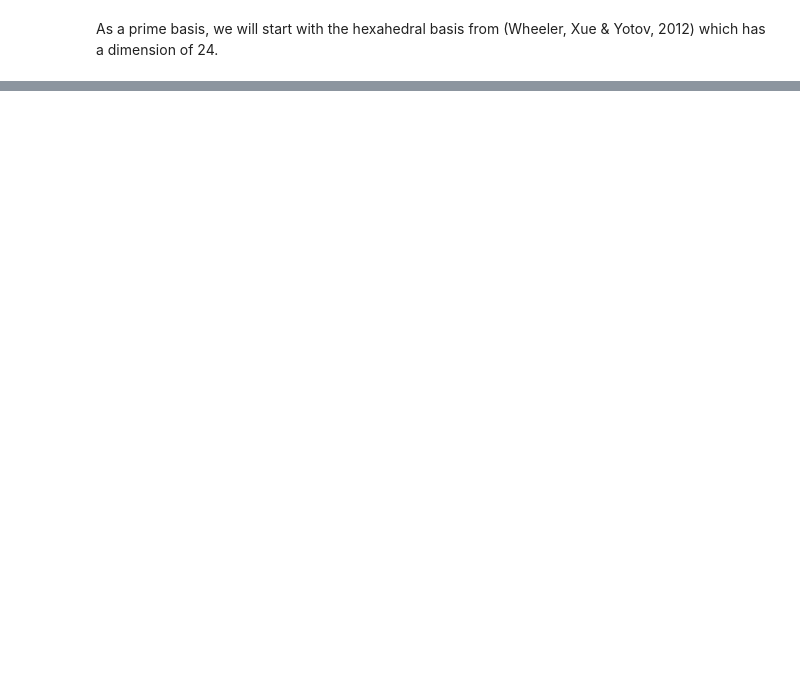
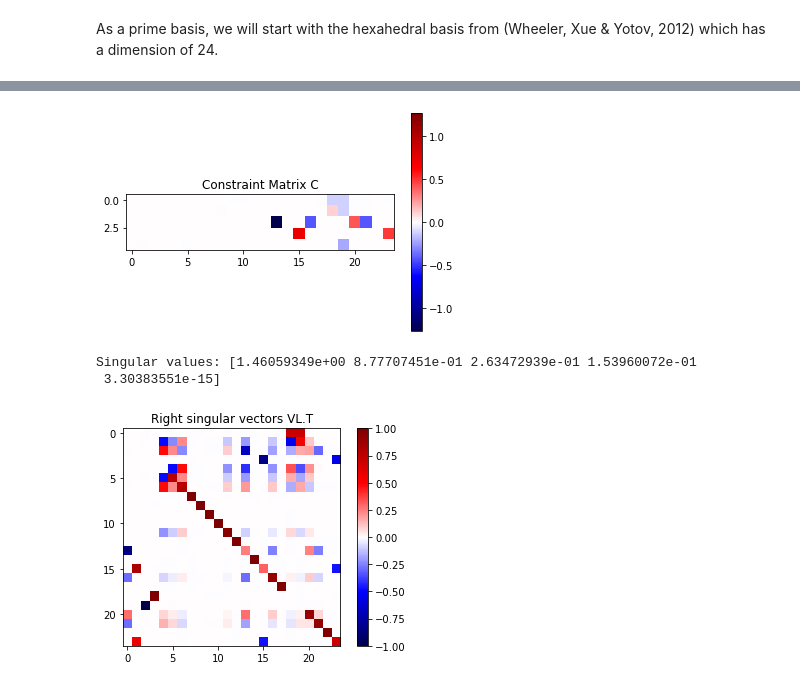
Before and after one commit to TDycores-Project/toy-problems, a Jupyter notebook: HdivSetup/ConstrainedWheelerXueYotov.ipynb, the cells around one changed output, grey strips where cells are left out. Drawn from its saved outputs; the diff is of its cells as text; code cells hidden in the pictures; blank space fills up the shorter version.

```diff
--- a/HdivSetup/ConstrainedWheelerXueYotov.ipynb
+++ b/HdivSetup/ConstrainedWheelerXueYotov.ipynb
@@ -199,0 +113,25 @@ plt.show()
+# %%
+orth = [poly[3][0]]
+for i in range(len(orth)):
+    C[i+4,:] = ((P.T @ [s,s,0]) * orth[i] * w2d).sum(axis=1)
+
+c = C[:5]
+mag = np.abs(c).max()
+cb = plt.imshow(c,vmin=-mag,vmax=+mag,cmap="seismic")
+plt.colorbar(cb)
+plt.title("Constraint Matrix C")
+plt.show()
+
+UL,SL,VL = np.linalg.svd(c)
+print("Singular values:",SL)
+
+mag = np.abs(VL).max()
+cb = plt.imshow(VL.T,vmin=-mag,vmax=+mag,cmap="seismic")
+plt.colorbar(cb)
+plt.title("Right singular vectors VL.T")
+plt.show()
+# %% [output]
+[figure, added]
+Singular values: [1.46059349e+00 8.77707451e-01 2.63472939e-01 1.53960072e-01
+ 3.30383551e-15]
+[figure, added]
```
Also changed, not shown: parts of 16 cells of this notebook, 1 other file.
